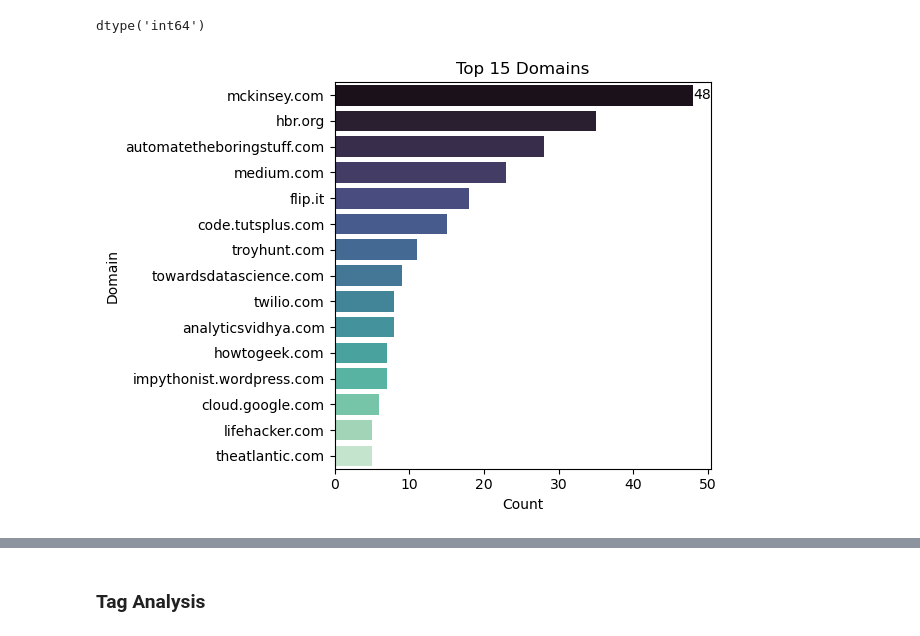
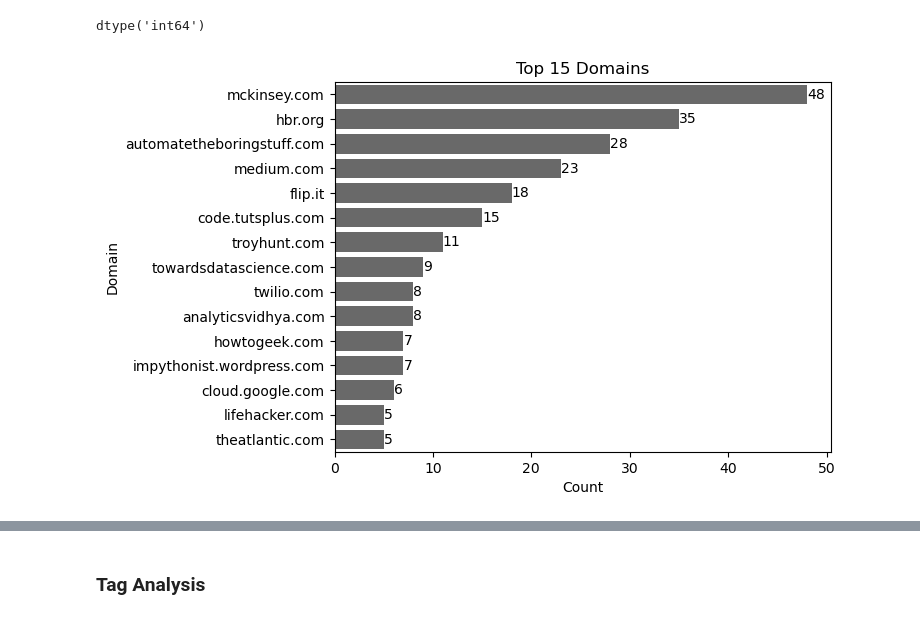
Before and after one commit to vinovator/Pandas-Projects, a Jupyter notebook: pocket_analysis.ipynb, the cells around one changed output, grey strips where cells are left out. Drawn from its saved outputs; the diff is of its cells as text; code cells hidden in the pictures.

```diff
--- a/pocket_analysis.ipynb
+++ b/pocket_analysis.ipynb
@@ -145,3 +146,7 @@ plt.tight_layout()
 plt.show()
 # %% [output]
 [figure]
+# %%
+# Analyse in which day of the week was more active in saving urls
+df["day_name"] = df["date_added"].dt.day_name()
+df.head()
@@ -190,31 +240,31 @@ dtype('int64')
 # %%
 # Domain visualization
 
 barplot = sns.barplot(x = top_domains.values,
                       y = top_domains.index,
-                      palette = "mako",
+                      #palette = "mako",
                       #palette = "magma",
-                      #palette = "coolwarm"
-                      hue = top_domains.index,
+                      #palette = "coolwarm",
+                      #palette = "Blues_d",
+                      #hue = top_domains.index,
+                      color = "dimgrey",
                       legend = False
                      )
-
-#fig.bar_label(fig.containers[0], fontsize = 10)
 
 #fig.set_title("Top 15 Domains")
 #fig.set_xlabel("Count")
 #fig.set_ylabel("Domain")
 
 plt.bar_label(barplot.containers[0], fontsize=10)
 plt.title("Top 15 Domains")
 plt.xlabel("Count")
 plt.ylabel("Domain")
 
-plt.tight_layout()
+#plt.tight_layout()
 
 plt.show()
 # %% [output]
-[figure, old version]
+[figure, new version]
 # %%
 # Explore links from interesting domains
 df.loc[df["domain"] == "troyhunt.com"]
```
Also changed, not shown: parts of 7 cells of this notebook.
